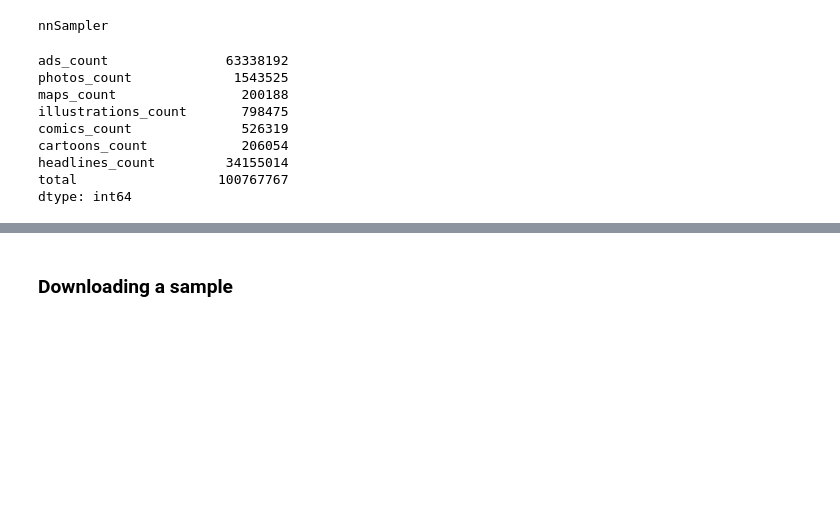
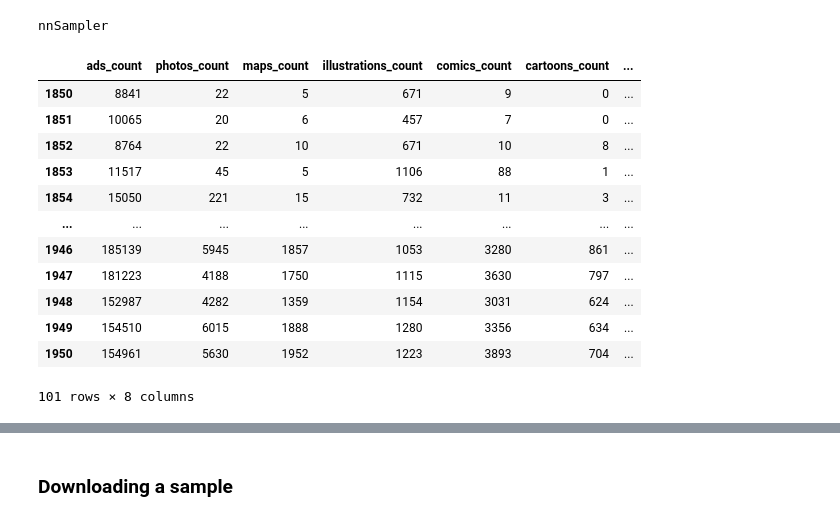
Before and after one commit to Living-with-machines/nnanno, a Jupyter notebook: nbs/01_sample.ipynb, the cells around one changed output, grey strips where cells are left out. Drawn from its saved outputs; the diff is of its cells as text; code cells hidden in the pictures; blank space fills up the shorter version.

```diff
--- a/nbs/01_sample.ipynb
+++ b/nbs/01_sample.ipynb
@@ -412,15 +410,19 @@ sampler
 # %% [output]
 nnSampler
 # %%
-sampler.population.sum()
+sampler.population
 # %% [output]
+|  | ads_count | photos_count | maps_count | illustrations_count | comics_count | cartoons_count | ... |
+| 1850 | 8841 | 22 | 5 | 671 | 9 | 0 | ... |
+| 1851 | 10065 | 20 | 6 | 457 | 7 | 0 | ... |
+| 1852 | 8764 | 22 | 10 | 671 | 10 | 8 | ... |
+| 1853 | 11517 | 45 | 5 | 1106 | 88 | 1 | ... |
+| 1854 | 15050 | 221 | 15 | 732 | 11 | 3 | ... |
+| ... | ... | ... | ... | ... | ... | ... | ... |
+| 1946 | 185139 | 5945 | 1857 | 1053 | 3280 | 861 | ... |
+| 1947 | 181223 | 4188 | 1750 | 1115 | 3630 | 797 | ... |
+| 1948 | 152987 | 4282 | 1359 | 1154 | 3031 | 624 | ... |
+| 1949 | 154510 | 6015 | 1888 | 1280 | 3356 | 634 | ... |
+| 1950 | 154961 | 5630 | 1952 | 1223 | 3893 | 704 | ... |
-ads_count               63338192
-photos_count             1543525
-maps_count                200188
-illustrations_count       798475
-comics_count              526319
-cartoons_count            206054
-headlines_count         34155014
-total                  100767767
-dtype: int64
+101 rows × 8 columns
 # %%
```
Also changed, not shown: parts of 11 cells of this notebook.
